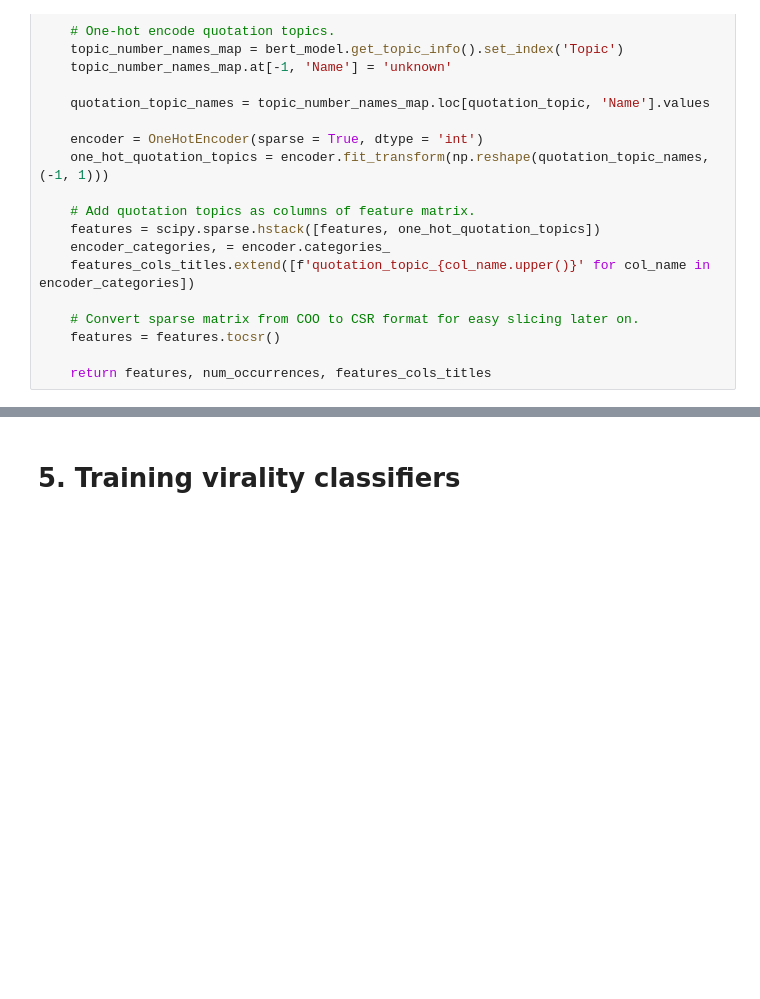
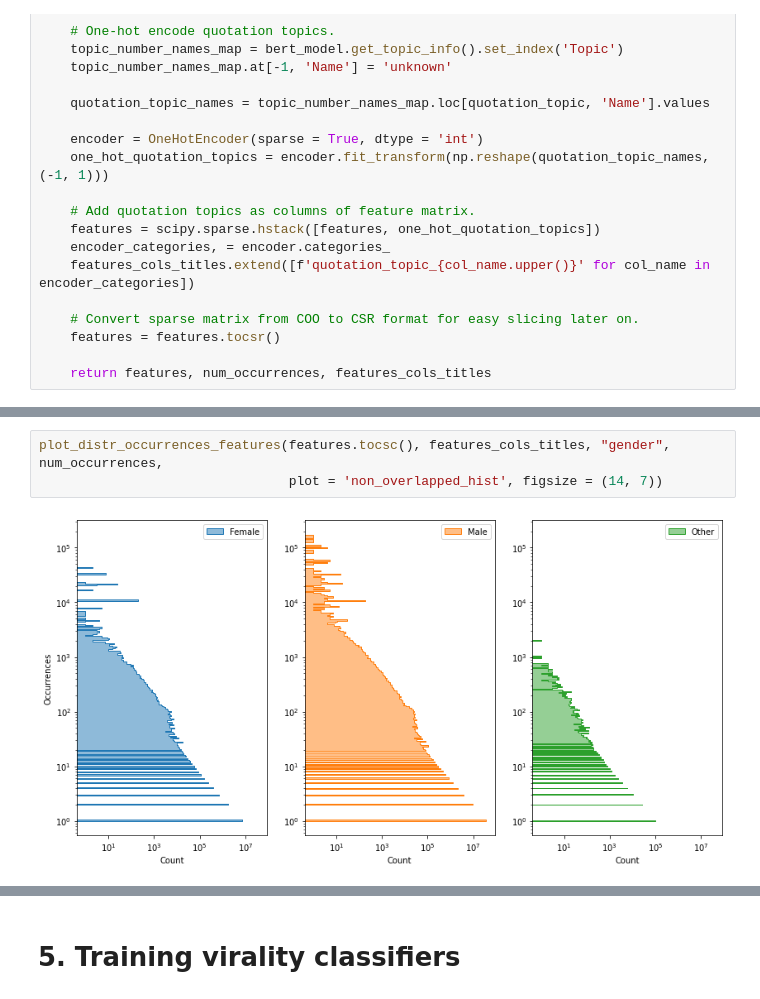
Before and after one commit to epfl-ada/ada-2021-project-cool-group-name, a Jupyter notebook: Project.ipynb, the cells around one changed output, grey strips where cells are left out. Saved outputs shown, nothing was run; the diff lists cells and outputs as text; blank space fills up the shorter version.

```diff
--- a/Project.ipynb
+++ b/Project.ipynb
@@ -874,0 +1111,5 @@ In this section, we analyze the relationship between the selected features and t
+# %%
+plot_distr_occurrences_features(features.tocsc(), features_cols_titles, "gender", num_occurrences,
+                                plot = 'non_overlapped_hist', figsize = (14, 7))
+# %% [output]
+[figure, added]
```
Also changed, not shown: parts of 27 cells of this notebook.
